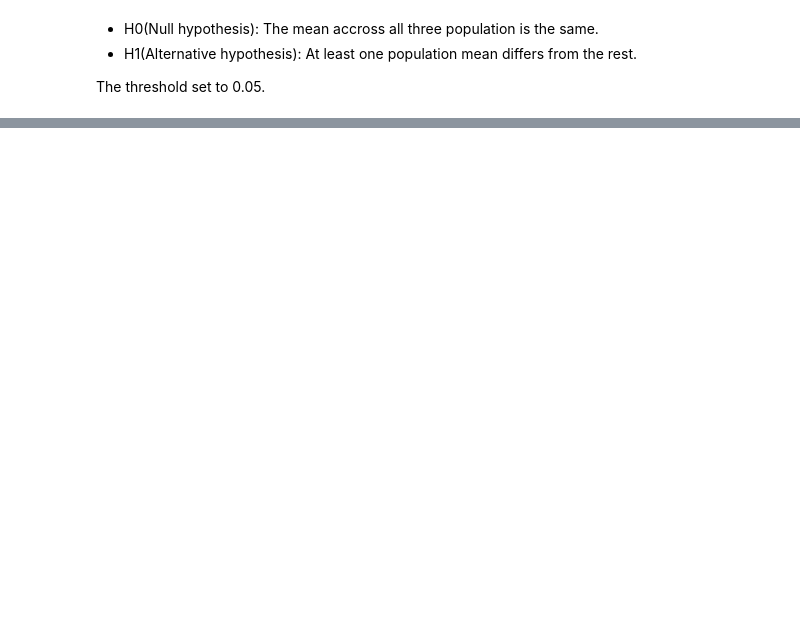
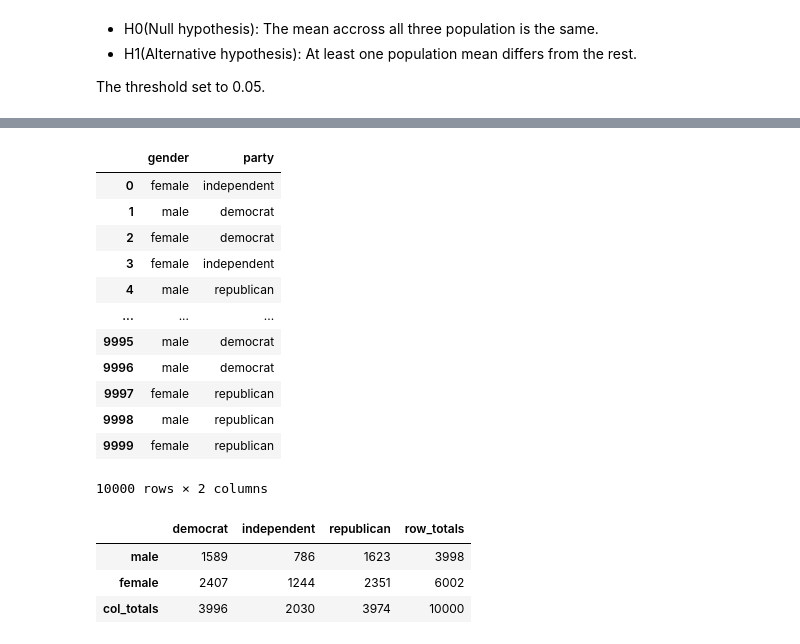
Before and after one commit to chris199713/Hypothesis_test, a Jupyter notebook: Hypothesis_testing.ipynb, the cells around one changed output, grey strips where cells are left out. Drawn from its saved outputs; the diff is of its cells as text; code cells hidden in the pictures; blank space fills up the shorter version.

```diff
--- a/Hypothesis_testing.ipynb
+++ b/Hypothesis_testing.ipynb
@@ -771,0 +901,39 @@ From the one-way ANOVA test we conclude that we fail to reject the null hypothes
+# %%
+# Sample data randomly at fixed probabilities
+voter_gender = np.random.choice(a= ["male","female"],
+                              p = [0.6,0.4],
+                              size=10000)
+
+# Sample data randomly at fixed probabilities
+voter_party = np.random.choice(a= ["democrat","independent","republican"],
+                              p = [0.4, 0.2, 0.4],
+                              size=10000)
+
+voters = pd.DataFrame({"gender":voter_gender,
+                       "party":voter_party})
+
+display(voters)
+
+voter_tab = pd.crosstab(voters.gender, voters.party, margins = True)
+voter_tab.columns = ["democrat","independent","republican","row_totals"]
+
+voter_tab.index = ["male","female","col_totals"]
+display(voter_tab)
+# %% [output]
+|  | gender | party |
+| 0 | female | independent |
+| 1 | male | democrat |
+| 2 | female | democrat |
+| 3 | female | independent |
+| 4 | male | republican |
+| ... | ... | ... |
+| 9995 | male | democrat |
+| 9996 | male | democrat |
+| 9997 | female | republican |
+| 9998 | male | republican |
+| 9999 | female | republican |
+10000 rows × 2 columns
+|  | democrat | independent | republican | row_totals |
+| male | 1589 | 786 | 1623 | 3998 |
+| female | 2407 | 1244 | 2351 | 6002 |
+| col_totals | 3996 | 2030 | 3974 | 10000 |
```
Also changed, not shown: parts of 13 cells of this notebook.
